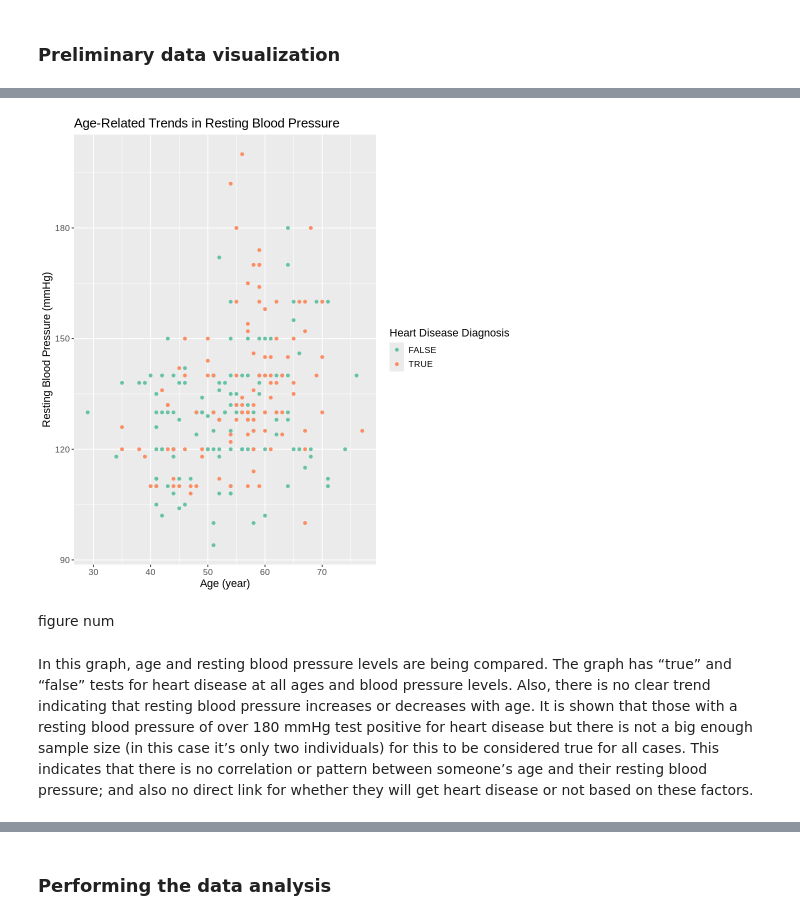
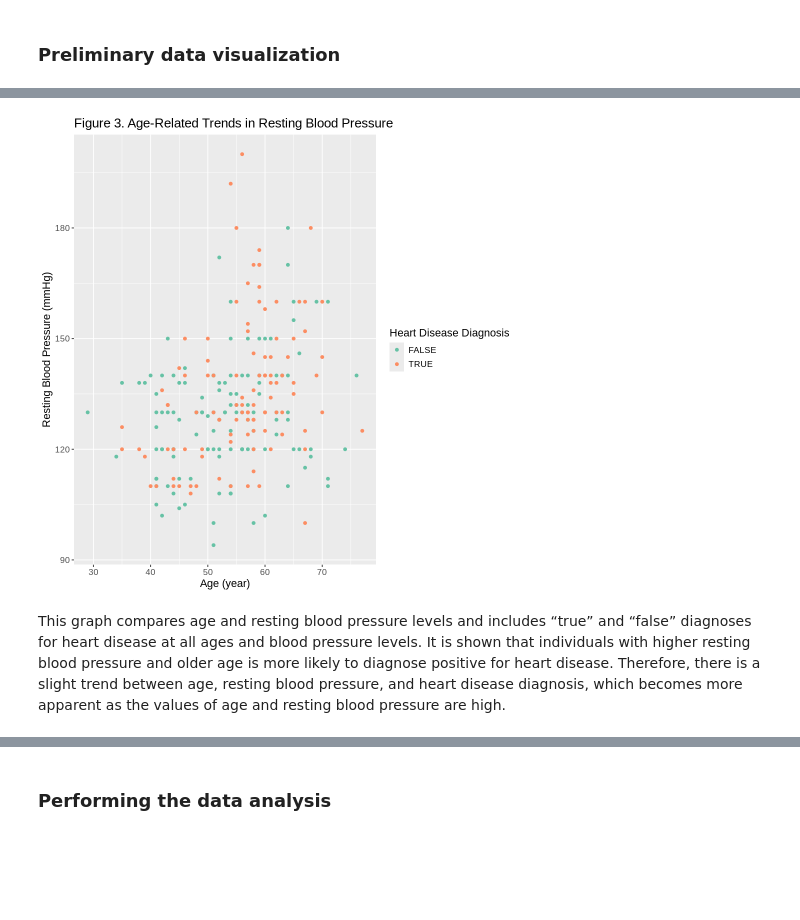
Before and after one commit to MarkusW12/heart_disease_project_proposal, a Jupyter notebook: Project Report.ipynb, the cells around one changed output, grey strips where cells are left out. Saved outputs shown, nothing was run; the diff lists cells and outputs as text; code cells hidden in the pictures; blank space fills up the shorter version.

```diff
--- a/Project Report.ipynb
+++ b/Project Report.ipynb
@@ -215,17 +205,15 @@ In this graph, age and serum cholesterol levels are being compared. The graph ha
 # %%
 trestbps_vs_age_plot <- heart_disease_train |>
                 ggplot(aes(x=age,y=trestbps,colour=diagnosis)) +
                 geom_point() +
-                labs(x="Age (year)", y="Resting Blood Pressure (mmHg)", colour = "Heart Disease Diagnosis", title = "Age-Related Trends in Resting Blood Pressure") +
+                labs(x="Age (year)", y="Resting Blood Pressure (mmHg)", colour = "Heart Disease Diagnosis", title = "Figure 3. Age-Related Trends in Resting Blood Pressure") +
                 scale_colour_brewer(palette = "Set2") +
                 theme(text= element_text(size=13))
 trestbps_vs_age_plot
 # %% [output]
-[figure, old version]
+[figure, new version]
-# %% [markdown]
-figure num
 # %% [markdown]
-In this graph, age and resting blood pressure levels are being compared. The graph has “true” and “false” tests for heart disease at all ages and blood pressure levels. Also, there is no clear trend indicating that resting blood pressure increases or decreases with age. It is shown that those with a resting blood pressure of over 180 mmHg test positive for heart disease but there is not a big enough sample size (in this case it’s only two individuals) for this to be considered true for all cases. This indicates that there is no correlation or pattern between someone’s age and their resting blood pressure; and also no direct link for whether they will get heart disease or not based on these factors.
+This graph compares age and resting blood pressure levels and includes “true” and “false” diagnoses for heart disease at all ages and blood pressure levels. It is shown that individuals with higher resting blood pressure and older age is more likely to diagnose positive for heart disease. Therefore, there is a slight trend between age, resting blood pressure, and heart disease diagnosis, which becomes more apparent as the values of age and resting blood pressure are high.
 # %%
 trestbps_vs_chol_plot <- heart_disease_train |>
                 ggplot(aes(x=trestbps, y=chol, colour=diagnosis)) +
```
Also changed, not shown: parts of 30 cells of this notebook.
